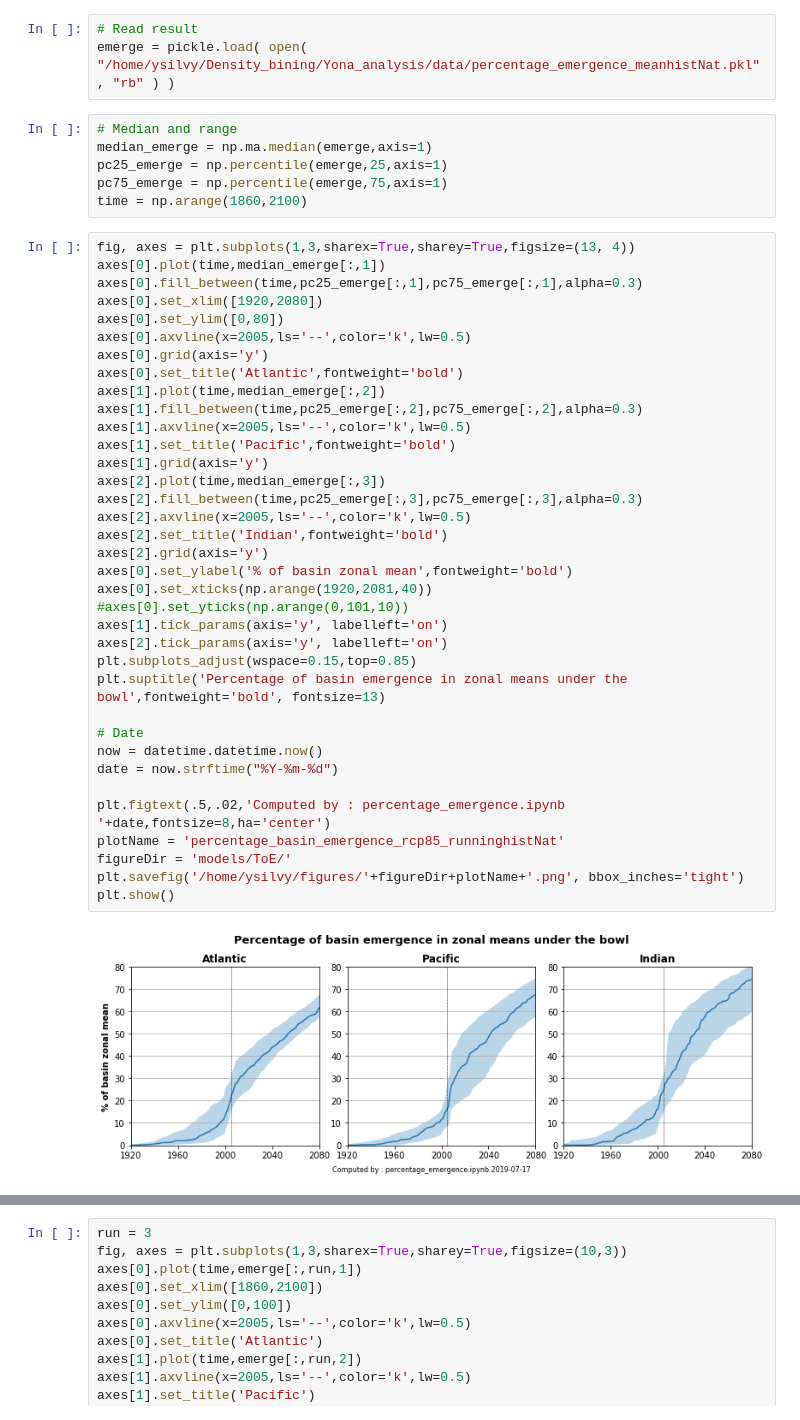
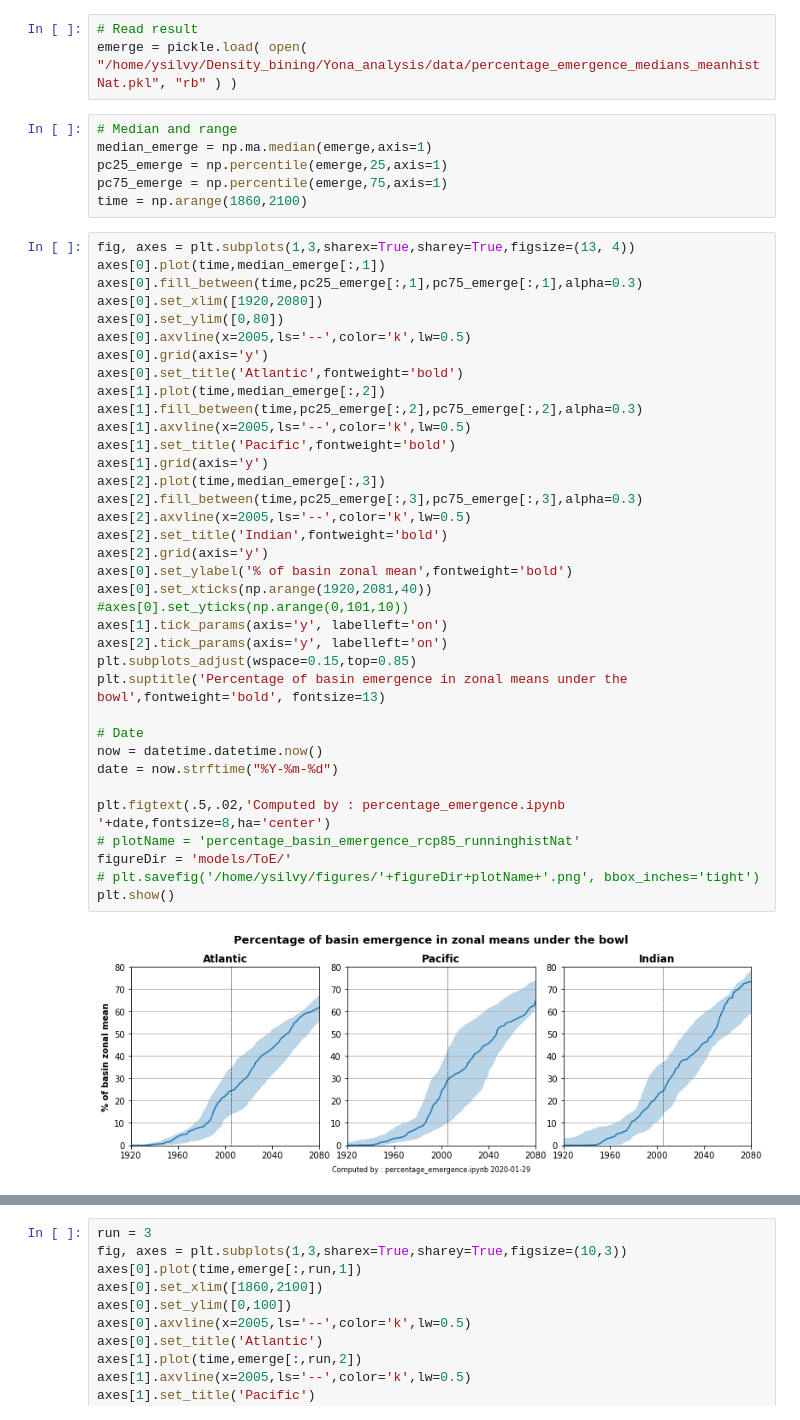
Before and after one commit to eguil/Density_bining, a Jupyter notebook: Yona_analysis/programs/percentage_emergence.ipynb, the cells around one changed output, grey strips where cells are left out. Drawn from its saved outputs; the diff is of its cells as text.

```diff
--- a/Yona_analysis/programs/percentage_emergence.ipynb
+++ b/Yona_analysis/programs/percentage_emergence.ipynb
@@ -331,7 +331,7 @@ Total number of runs: 35
 pickle.dump( emerge_med, open( "/home/ysilvy/Density_bining/Yona_analysis/data/percentage_emergence_medians_meanhistNat.pkl", "wb" ) )
 # %%
 # Read result
-emerge = pickle.load( open( "/home/ysilvy/Density_bining/Yona_analysis/data/percentage_emergence_meanhistNat.pkl", "rb" ) )
+emerge = pickle.load( open( "/home/ysilvy/Density_bining/Yona_analysis/data/percentage_emergence_medians_meanhistNat.pkl", "rb" ) )
 # %%
 # Median and range
 median_emerge = np.ma.median(emerge,axis=1)
@@ -346,34 +346,34 @@ axes[0].set_xlim([1920,2080])
 axes[0].set_ylim([0,80])
 axes[0].axvline(x=2005,ls='--',color='k',lw=0.5)
 axes[0].grid(axis='y')
 axes[0].set_title('Atlantic',fontweight='bold')
 axes[1].plot(time,median_emerge[:,2])
 axes[1].fill_between(time,pc25_emerge[:,2],pc75_emerge[:,2],alpha=0.3)
 axes[1].axvline(x=2005,ls='--',color='k',lw=0.5)
 axes[1].set_title('Pacific',fontweight='bold')
 axes[1].grid(axis='y')
 axes[2].plot(time,median_emerge[:,3])
 axes[2].fill_between(time,pc25_emerge[:,3],pc75_emerge[:,3],alpha=0.3)
 axes[2].axvline(x=2005,ls='--',color='k',lw=0.5)
 axes[2].set_title('Indian',fontweight='bold')
 axes[2].grid(axis='y')
 axes[0].set_ylabel('% of basin zonal mean',fontweight='bold')
 axes[0].set_xticks(np.arange(1920,2081,40))
 #axes[0].set_yticks(np.arange(0,101,10))
 axes[1].tick_params(axis='y', labelleft='on')
 axes[2].tick_params(axis='y', labelleft='on')
 plt.subplots_adjust(wspace=0.15,top=0.85)
 plt.suptitle('Percentage of basin emergence in zonal means under the bowl',fontweight='bold', fontsize=13)
 
 # Date
 now = datetime.datetime.now()
 date = now.strftime("%Y-%m-%d")
 
 plt.figtext(.5,.02,'Computed by : percentage_emergence.ipynb '+date,fontsize=8,ha='center')
-plotName = 'percentage_basin_emergence_rcp85_runninghistNat'
+# plotName = 'percentage_basin_emergence_rcp85_runninghistNat'
 figureDir = 'models/ToE/'
-plt.savefig('/home/ysilvy/figures/'+figureDir+plotName+'.png', bbox_inches='tight')
+# plt.savefig('/home/ysilvy/figures/'+figureDir+plotName+'.png', bbox_inches='tight')
 plt.show()
 # %% [output]
-[figure, old version]
+[figure, new version]
 # %%
```
Also changed, not shown: parts of 2 cells of this notebook, 7 other files.
